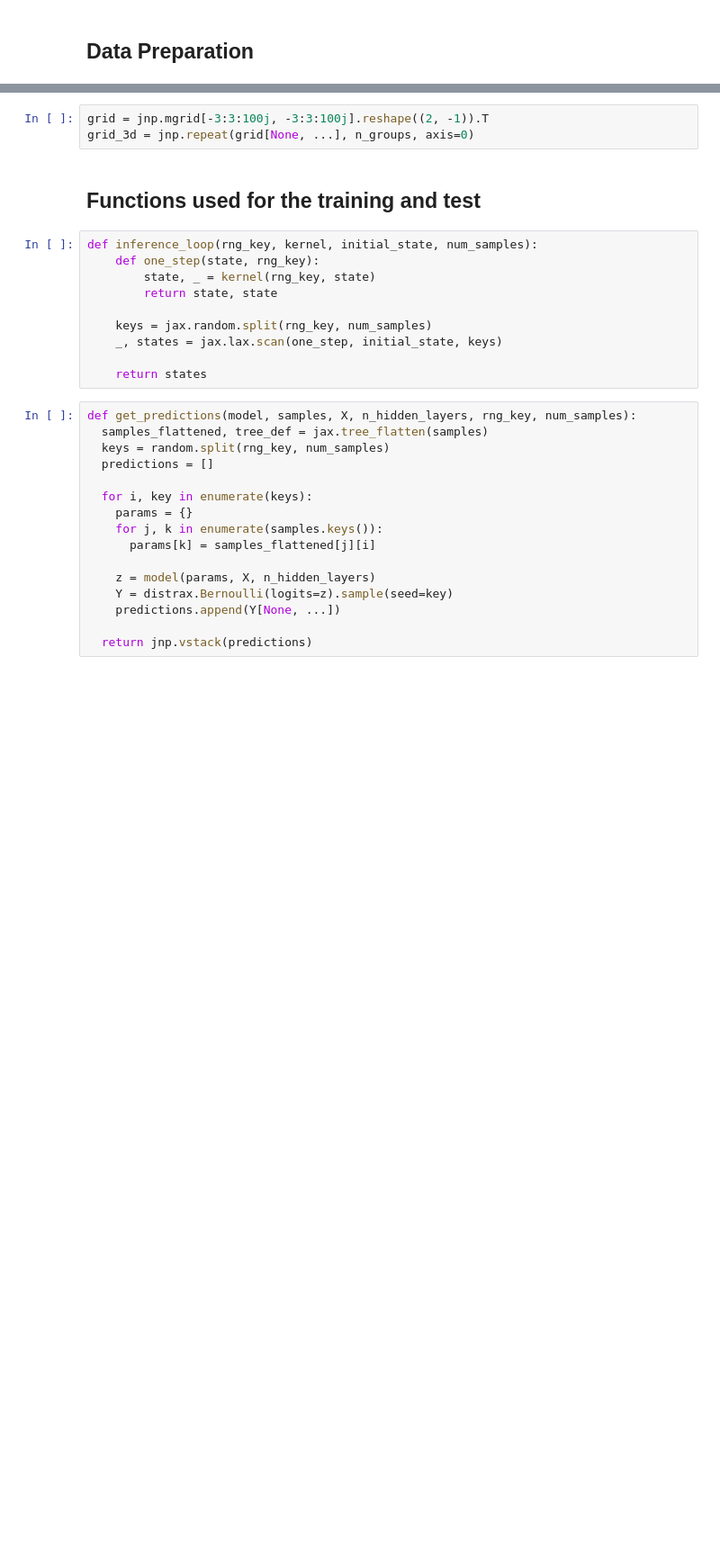
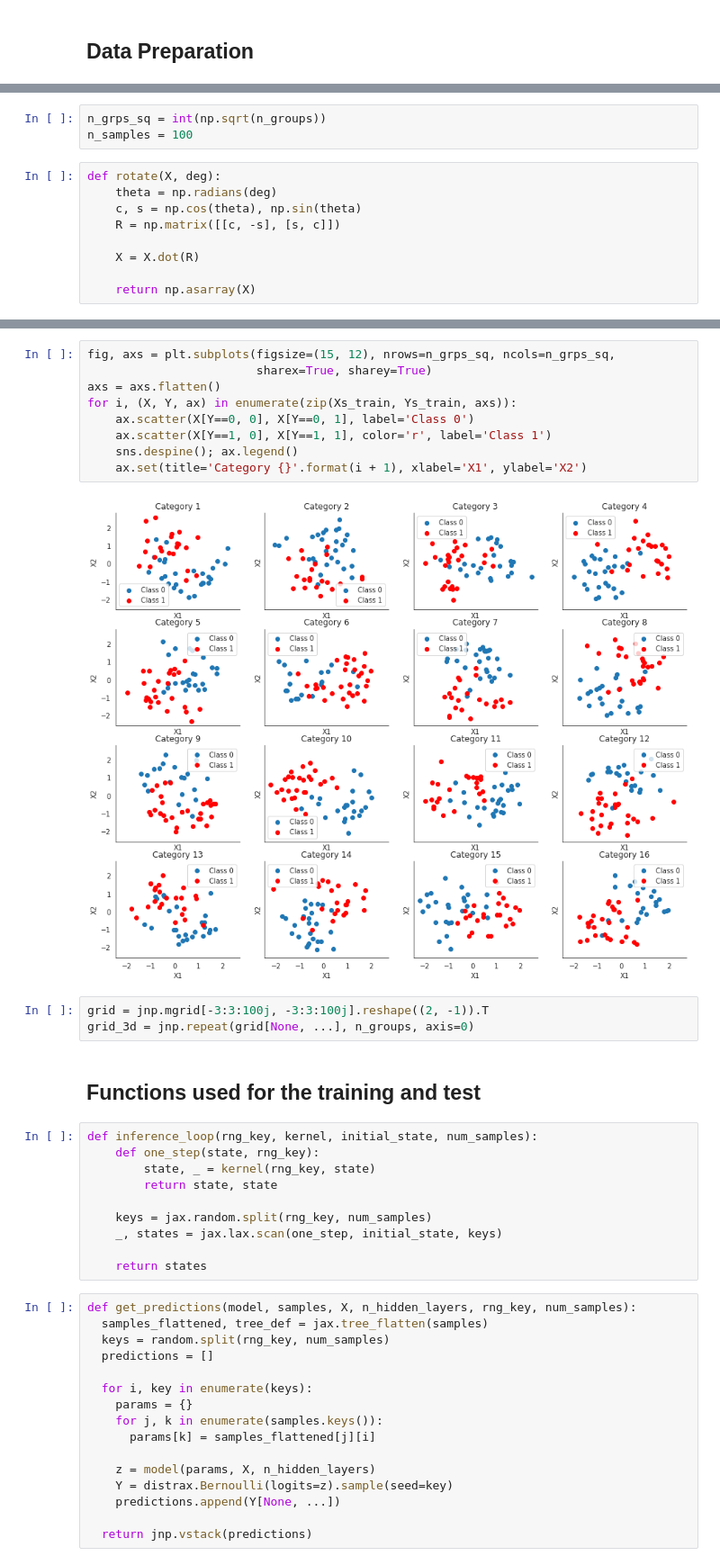
Before and after one commit to probml/probml-notebooks, a Jupyter notebook: notebooks/bnn_hierarchical_blackjax.ipynb, the cells around one changed output, grey strips where cells are left out. Shown at 90% size. Cells and saved outputs as stored; diff of their text form; blank space fills up the shorter version.

```diff
--- a/notebooks/bnn_hierarchical_blackjax.ipynb
+++ b/notebooks/bnn_hierarchical_blackjax.ipynb
@@ -97,0 +67,12 @@ Ys_test = Ys[:, n_samples // 2:]
+# %%
+n_grps_sq = int(np.sqrt(n_groups))
+n_samples = 100
+# %%
+def rotate(X, deg):
+    theta = np.radians(deg)
+    c, s = np.cos(theta), np.sin(theta)
+    R = np.matrix([[c, -s], [s, c]])
+
+    X = X.dot(R)
+
+    return np.asarray(X)
@@ -98,3 +103,14 @@ Ys_test = Ys[:, n_samples // 2:]
+# %%
+fig, axs = plt.subplots(figsize=(15, 12), nrows=n_grps_sq, ncols=n_grps_sq,
+                        sharex=True, sharey=True)
+axs = axs.flatten()
+for i, (X, Y, ax) in enumerate(zip(Xs_train, Ys_train, axs)):
+    ax.scatter(X[Y==0, 0], X[Y==0, 1], label='Class 0')
+    ax.scatter(X[Y==1, 0], X[Y==1, 1], color='r', label='Class 1')
+    sns.despine(); ax.legend()
+    ax.set(title='Category {}'.format(i + 1), xlabel='X1', ylabel='X2')
+# %% [output]
+[figure, added]
 # %%
 grid = jnp.mgrid[-3:3:100j, -3:3:100j].reshape((2, -1)).T
 grid_3d = jnp.repeat(grid[None, ...], n_groups, axis=0)
```
Also changed, not shown: parts of 23 cells of this notebook, 1 other file.
